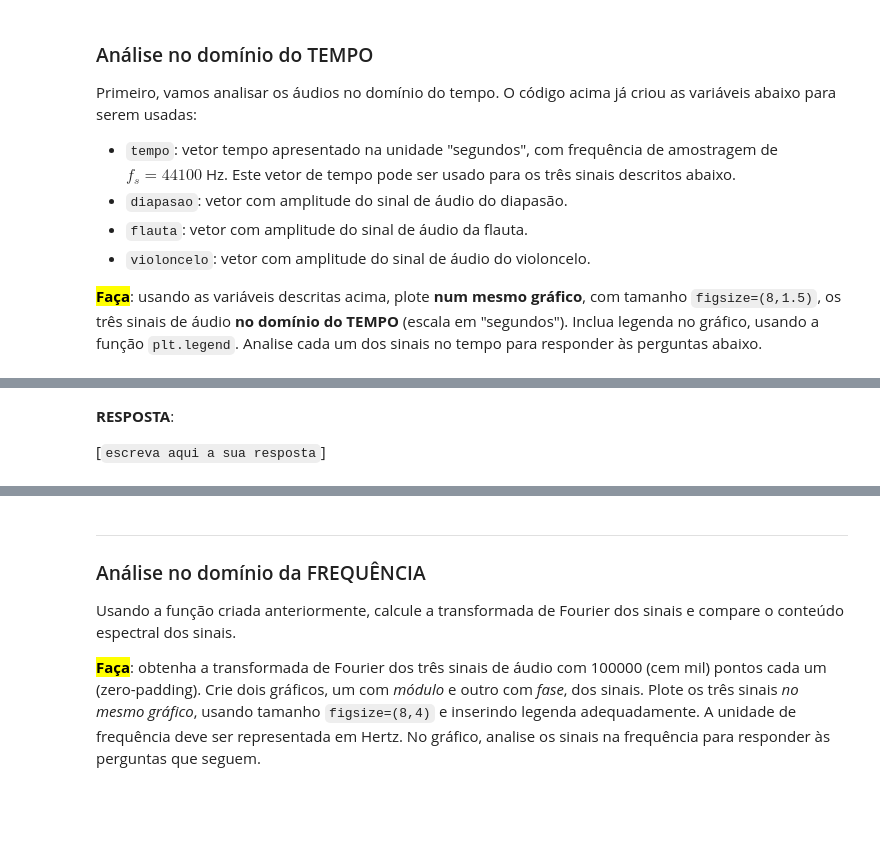
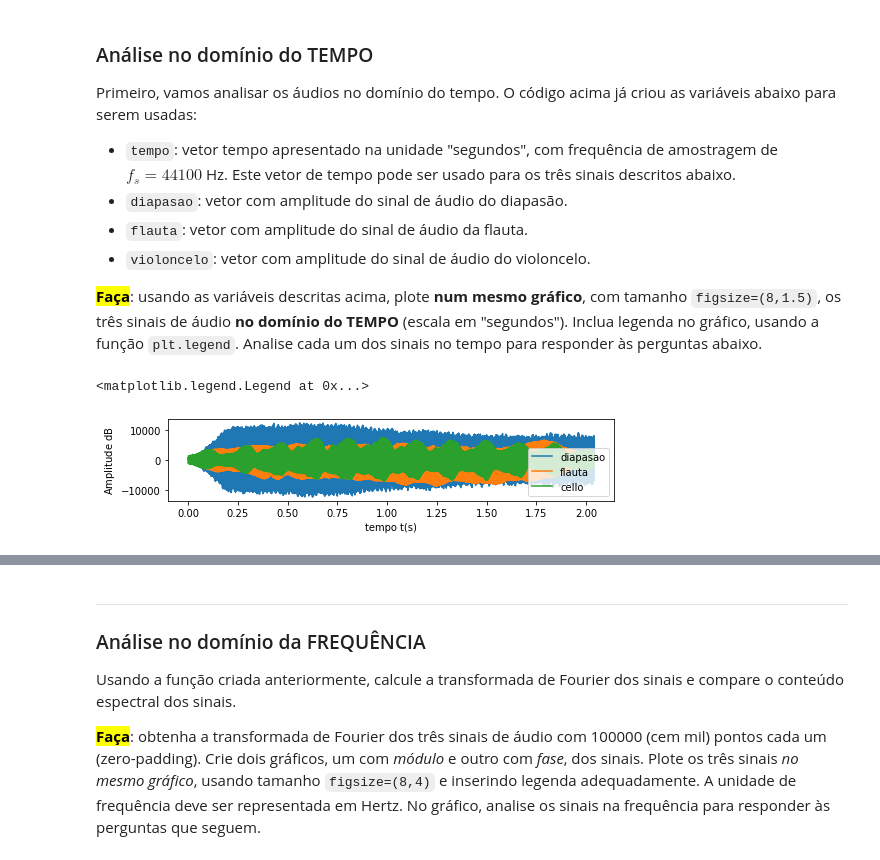
Before and after one commit to iurykischka/Proc.-de-sinais, a Jupyter notebook: Ex/Ex02_FFT_IURY.ipynb, the cells around one changed output, grey strips where cells are left out. Cells and saved outputs as stored; diff of their text form; code cells hidden in the pictures; blank space fills up the shorter version.

```diff
--- a/Ex/Ex02_FFT_IURY.ipynb
+++ b/Ex/Ex02_FFT_IURY.ipynb
@@ -224,3 +220,21 @@ Primeiro, vamos analisar os áudios no domínio do tempo. O código acima já cr
+# %%
+### SEU CÓDIGO COMEÇA AQUI ### (≈ 8 linhas de código)
+plt.figure(figsize=(8,1.5))
+plt.plot(tempo,diapasao)
+plt.plot(tempo,flauta)
+plt.plot(tempo,cello)
+
+
+
+plt.ylabel("Amplitude ${\mathrm{dB}}$")
+plt.xlabel("tempo t(s)")
+plt.legend(['diapasao', 'flauta', 'cello'], loc=4)
+
+
+### FIM DO CÓDIGO ###
+# %% [output]
+<matplotlib.legend.Legend at 0x...>
+[figure, added]
 # %% [markdown]
 **Saída esperada**:
 um único gráfico com TODOS os sinais no domínio do tempo, incluindo legenda.
@@ -231,5 +246 @@ ___
 1. Quais dos sinais (`diapasao`, `flauta` ou `violoncelo`) possuem maior e menor frequência de oscilação? Justifique.
-# %% [markdown]
-**RESPOSTA**:
-
-[`escreva aqui a sua resposta`]
```
Also changed, not shown: parts of 9 cells of this notebook.
